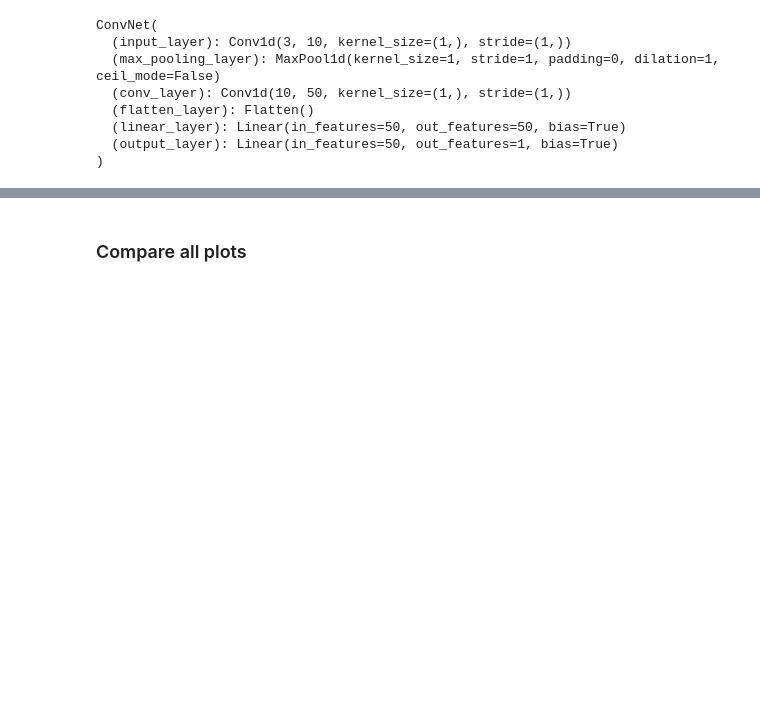
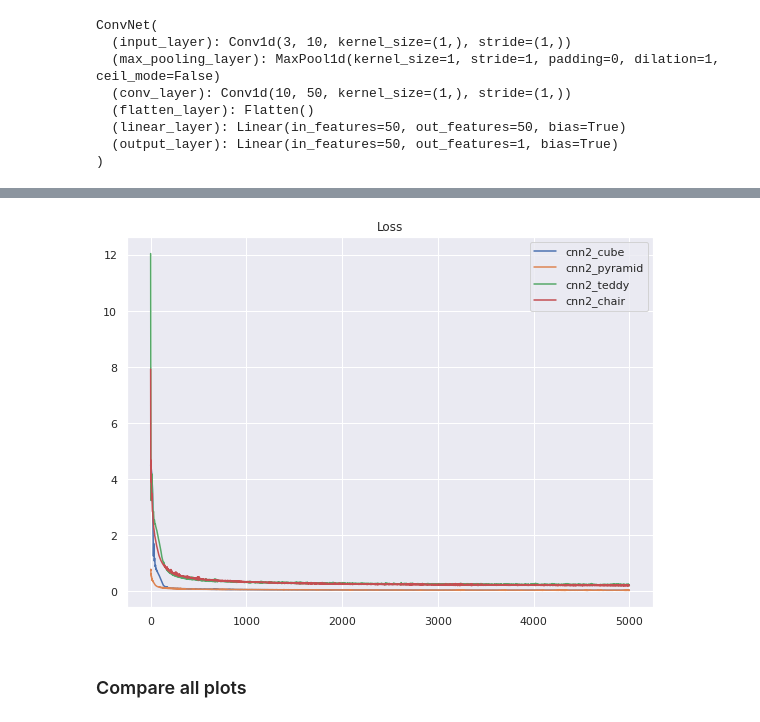
Before and after one commit to sashatr/sdf_playground, a Jupyter notebook: sdf_for_3d.ipynb, the cells around one changed output, grey strips where cells are left out. Saved outputs shown, nothing was run; the diff lists cells and outputs as text; code cells hidden in the pictures; blank space fills up the shorter version.

```diff
--- a/sdf_for_3d.ipynb
+++ b/sdf_for_3d.ipynb
@@ -251,3 +295,8 @@ loss_graph(losses, list(plots))
+# %%
+plots = filter(lambda x: x.startswith('cnn2'), losses.keys())
+loss_graph(losses, list(plots))
+# %% [output]
+[figure, added]
 # %% [markdown]
 ### Compare all plots
 # %%
```
Also changed, not shown: parts of 13 cells of this notebook, 18 other files.
